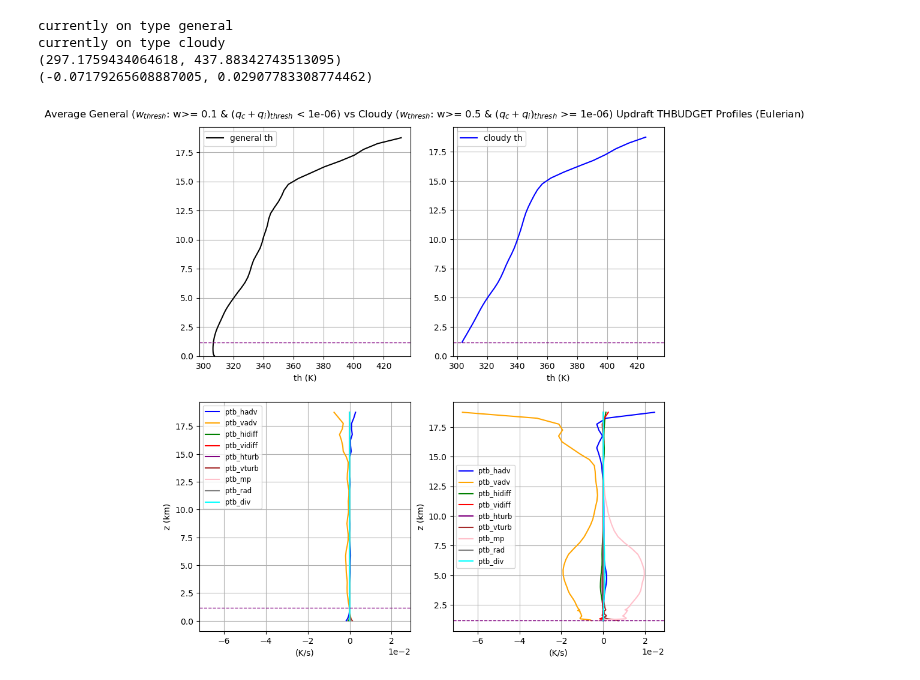
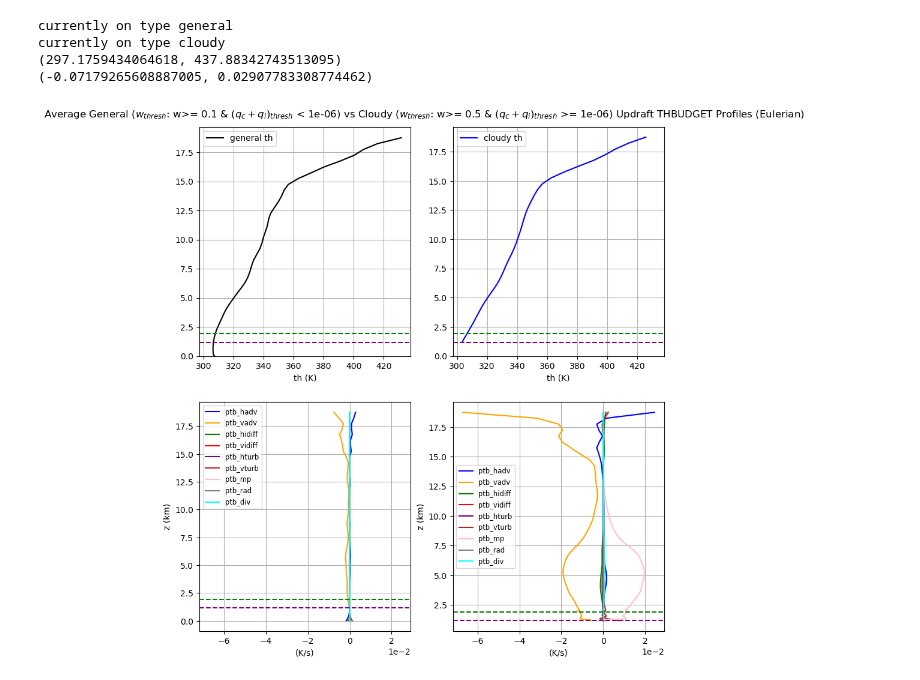
Before and after one commit to torrilab/DCI-Project, a Jupyter notebook: Code/Project_Algorithms/Domain_Profiles/Eulerian_Budget_Profiles_Plotting.ipynb, the cells around one changed output. Saved outputs shown, nothing was run; the diff lists cells and outputs as text; code cells hidden in the pictures.

```diff
--- a/Code/Project_Algorithms/Domain_Profiles/Eulerian_Budget_Profiles_Plotting.ipynb
+++ b/Code/Project_Algorithms/Domain_Profiles/Eulerian_Budget_Profiles_Plotting.ipynb
@@ -238,11 +275,10 @@ if plotting==True:
     fix_x_limits([ax3, ax4])
 
     #MEAN CLOUD BASE
-    axises=[ax1,ax2,ax3,ax4]
-    w_profile=averaged_profiles('w')
-    cloudbase=w_profile[0,1]
-    for axis in axises:
-        axis.axhline(cloudbase,color='purple',linestyle='dashed',linewidth=1)
+    cloudbase=LoadCloudBase()
+    for axis in [ax1,ax2,ax3,ax4]:
+        axis.axhline(cloudbase,color='purple',linestyle='dashed')
+        axis.axhline(mean_LFC/1000,color='green',linestyle='dashed')
 
     #save plot
     # plt.savefig(dir+f'Project_Algorithms/plots/eulerian_WBudget_{res}_{t_res}_{Np_str}.jpg', bbox_inches='tight', dpi=300)
@@ -365,11 +401,10 @@ if plotting==True:
     fix_x_limits([ax3, ax4])
 
     #MEAN CLOUD BASE
-    axises=[ax1,ax2,ax3,ax4]
-    w_profile=averaged_profiles('w')
-    cloudbase=w_profile[0,1]
-    for axis in axises:
-        axis.axhline(cloudbase,color='purple',linestyle='dashed',linewidth=1)
+    cloudbase=LoadCloudBase()
+    for axis in [ax1,ax2,ax3,ax4]:
+        axis.axhline(cloudbase,color='purple',linestyle='dashed')
+        axis.axhline(mean_LFC/1000,color='green',linestyle='dashed')
 
 
     #save plot
@@ -477,36 +512,35 @@ if plotting==True:
             axis.legend()
             axis=ax4
         for var,xlabel,color in zip(vars[1:],vars[1:],colors[1:]):
             profile = globals()[f"out_{var}"].copy()
             plotting_func(profile,axis,label=xlabel,color=color)
 
             profile_SE = globals()[f"profile_{var}_SE"];switch=1;factor=1;#factor=1.96
             axis.fill_betweenx(profile[:, 1], profile[:, 0] - factor*profile_SE[:,0]*switch, profile[:, 0] + factor*profile_SE[:,0], color=color, alpha=0.1)
 
             axis.set_ylabel('z (km)');
             axis.set_xlabel('(K/s)')
             axis.legend(fontsize='small'); #add legend
             axis.xaxis.set_major_formatter(ScalarFormatter())
             axis.xaxis.get_major_formatter().set_powerlimits((-1, 1))  # Set limits for scientific notation
 
     #FIXING X LIMITS
     fix_x_limits([ax1, ax2])
     fix_x_limits([ax3, ax4])
 
     #MEAN CLOUD BASE
-    axises=[ax1,ax2,ax3,ax4]
-    w_profile=averaged_profiles('w')
-    cloudbase=w_profile[0,1]
-    for axis in axises:
-        axis.axhline(cloudbase,color='purple',linestyle='dashed',linewidth=1)
+    cloudbase=LoadCloudBase()
+    for axis in [ax1,ax2,ax3,ax4]:
+        axis.axhline(cloudbase,color='purple',linestyle='dashed')
+        axis.axhline(mean_LFC/1000,color='green',linestyle='dashed')
 
 
     #save plot
     # plt.savefig(dir+f'Project_Algorithms/plots/eulerian_THBudget_{res}_{t_res}_{Np_str}.jpg', bbox_inches='tight', dpi=300)
     #limited
 # %% [output]
 currently on type general
 currently on type cloudy
 (297.1759434064618, 437.88342743513095)
 (-0.07179265608887005, 0.02907783308774462)
-[figure, old version]
+[figure, new version]
```
Also changed, not shown: parts of 4 cells of this notebook, 21 other files.
